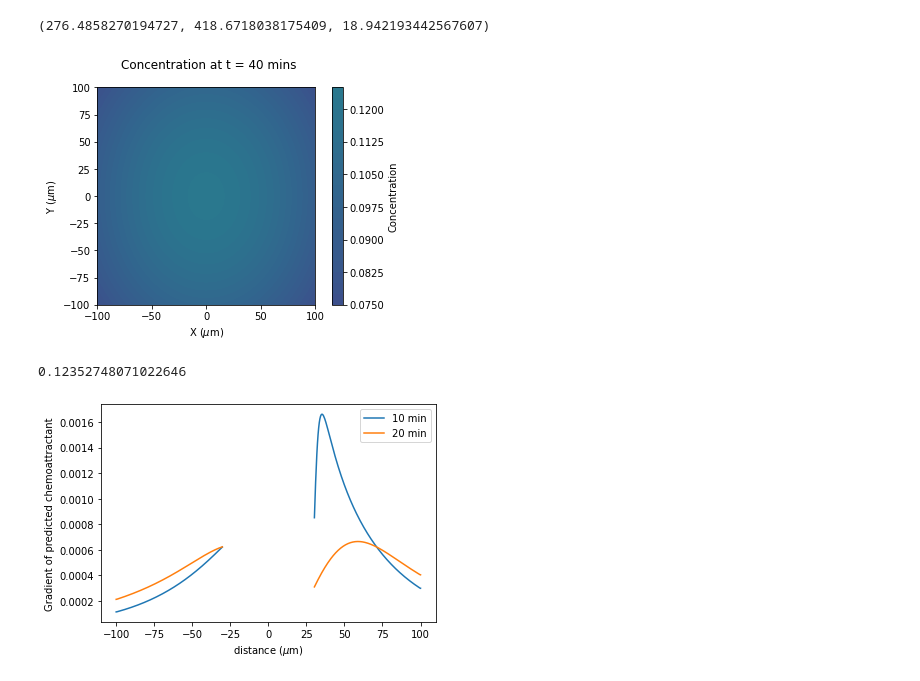
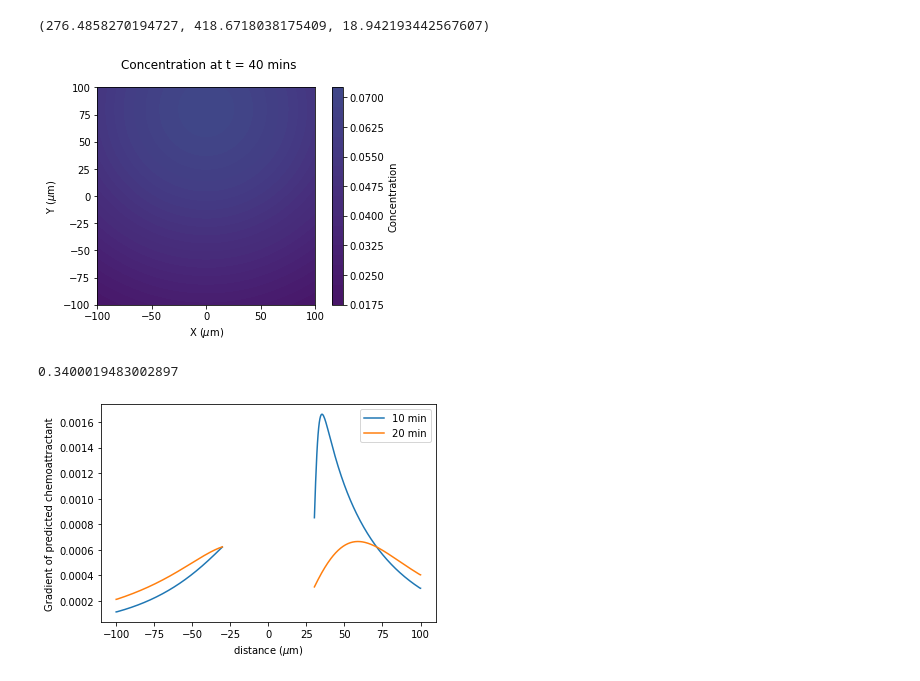
Before and after one commit to Schumacher-group/ImmuneCellMigrationAnalysis, a Jupyter notebook: Notebooks/Diffusion Plots.ipynb, the cells around one changed output. Saved outputs shown, nothing was run; the diff lists cells and outputs as text; code cells hidden in the pictures.

Commit message:
added plots for predicted observed bias plots for two wounds where one is an MCR KD

```diff
--- a/Notebooks/Diffusion Plots.ipynb
+++ b/Notebooks/Diffusion Plots.ipynb
@@ -56,11 +56,13 @@ xs_half, ys_half = circle(radius, theta_half)
 xs_full, ys_full = circle(radius, theta_full)
 
 def location_of_sources(halfwound_on, two_wounds=False):
-    if halfwound_on == True:
+    if (halfwound_on == True) & (two_wounds == False):
         source_locations = [(xs_half[i],ys_half[i]) for i in range(len(xs_half))]
-    elif two_wounds == True:
+    elif (two_wounds == True) & (halfwound_on == False): # two wild type wounds
         source_locations = [(xs_full[i],ys_full[i] + 80) for i in range(len(xs_full))]
         source_locations += [(xs_full[i],ys_full[i] - 80) for i in range(len(xs_full))]
+    elif (two_wounds == True) & (halfwound_on == True): # one wild type wound and one Mcr kd wound
+        source_locations = [(xs_full[i],ys_full[i] + 80) for i in range(len(xs_full))]
     else:
         source_locations = [(xs_full[i],ys_full[i]) for i in range(len(xs_full))]
     return source_locations
@@ -93,7 +95,7 @@ D_control, q_control, tau_control
 
 # Half wound on or off, if off two wounds are plotted instead
 
-halfwound_on = False
+halfwound_on = True
 two_wounds = True
 L = 100 # sets the range of plot from -L to L
 # Define the grid
@@ -103,41 +105,45 @@ y = np.linspace(-L, L, nPoints)
 distance = np.linspace(-L,L,nPoints) # Distance in microns for plotting
 X, Y = np.meshgrid(x, y)
 
 # Define the positions of the point sources
 source_locations = location_of_sources(halfwound_on, two_wounds)
 source_strength = strength_of_sources(halfwound_on, q_control)
 # Set the values of ts, D, and tau
 ts = 40 # current time - min
 
 # Calculate the concentration at each point in the grid
 concentration = concentration_multiple_sources(X, Y, ts, source_locations, source_strength, D_control, tau_control)
+max_concentration = concentration_multiple_sources(X, Y, tau_control, source_locations, source_strength, D_control, tau_control)
+max_concentration = max_concentration.max()
 # levels = np.linspace(concentration.min(),concentration.max(), 20)
 
 # plotting
 fig, ax = plt.subplots(1)
 ax.set_aspect('equal')
 
-im = ax.contourf(X, Y, concentration, levels=20, vmin=0, vmax=0.31)
+im = ax.contourf(X, Y, concentration, levels=20, vmin=0, vmax=max_concentration)
 
 ax.set_xlabel('X ($\mu$m)')
 ax.set_ylabel('Y ($\mu$m)')
 cbar = fig.colorbar(im)
 cbar.set_label('Concentration')
 
 fig.suptitle(f'Concentration at t = {int(ts)} mins')
-if halfwound_on == True:
+if (halfwound_on == True) & (two_wounds == False):
     plt.savefig(f"Figures/Half wound concentration at t = {ts}.pdf")
-elif two_wounds == True:
+elif (two_wounds == True) & (halfwound_on == False):
     plt.savefig(f"Figures/Two wound concentration at t = {ts}.pdf")
+elif (two_wounds == True) & (halfwound_on == True):
+    plt.savefig(f"Figures/Two wound one KD concentration at t = {ts}.pdf")
 else:
     plt.savefig(f"Figures/Single wound concentration at t = {ts}.pdf")
 plt.show()
 # %% [output]
-[figure, old version]
+[figure, new version]
-# %%
-concentration.max()
-# %% [output]
-0.12352748071022646
+# %%
+max_concentration
+# %% [output]
+0.3400019483002897
 # %%
 # next will plot line plots of the predicted bias for half wound data
 # this needs to be averaged over multiple time-windows to compare with data
```
Also changed, not shown: parts of 4 cells of this notebook.
